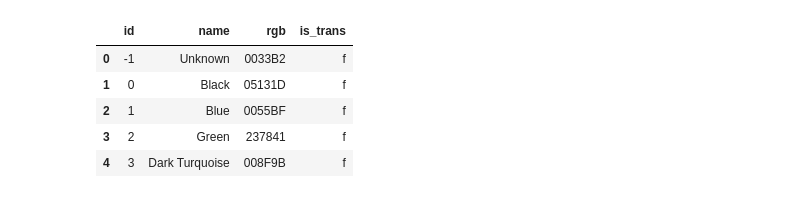
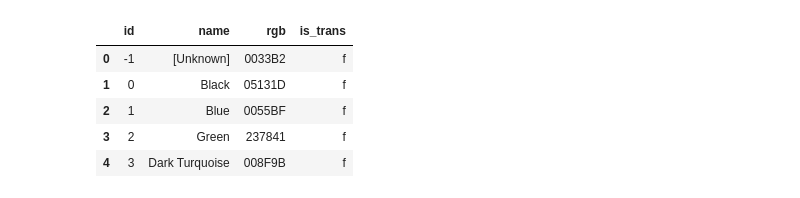
Before and after one commit to juansvas/testing_repo, a Jupyter notebook: Lego_Exploration_DataCamp_Project.ipynb, the cells around one changed output. Saved outputs shown, nothing was run; the diff lists cells and outputs as text; code cells hidden in the pictures.

Commit message:
Remix of Lego Exploration with Pandas and Seaborn

```diff
--- a/Lego_Exploration_DataCamp_Project.ipynb
+++ b/Lego_Exploration_DataCamp_Project.ipynb
@@ -13,15 +11,10 @@
 # %%
-# Import modules
-import pandas as pd
-
-# Read colors data
-colors = pd.read_csv('datasets/colors.csv')
-
-# Print the first few rows
+# How many colors are present?
+colors = pd.read_csv('colors.csv')
 colors.head()
 # %% [output]
 |  | id | name | rgb | is_trans |
-| 0 | -1 | Unknown | 0033B2 | f |
+| 0 | -1 | [Unknown] | 0033B2 | f |
 | 1 | 0 | Black | 05131D | f |
 | 2 | 1 | Blue | 0055BF | f |
 | 3 | 2 | Green | 237841 | f |
```
Also changed, not shown: parts of 21 cells of this notebook.
